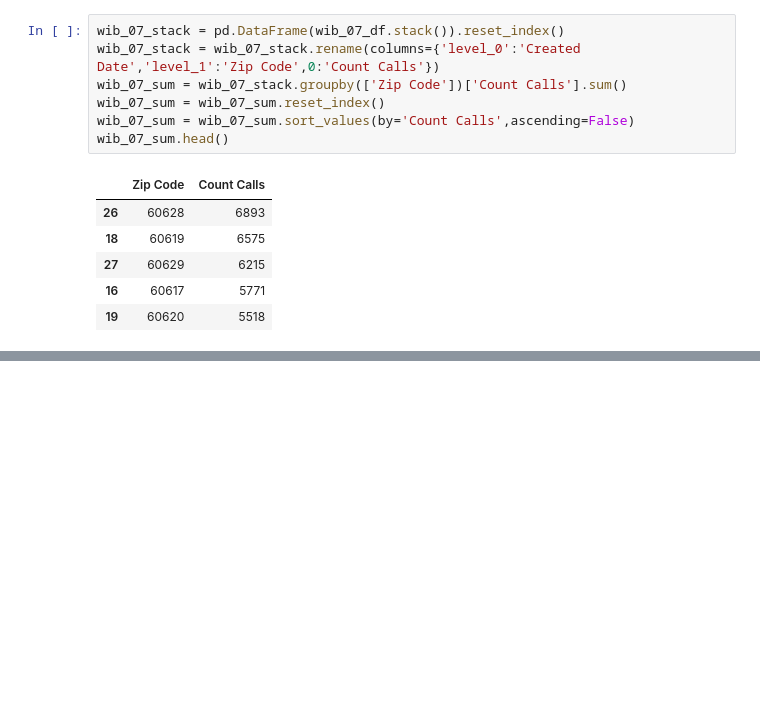
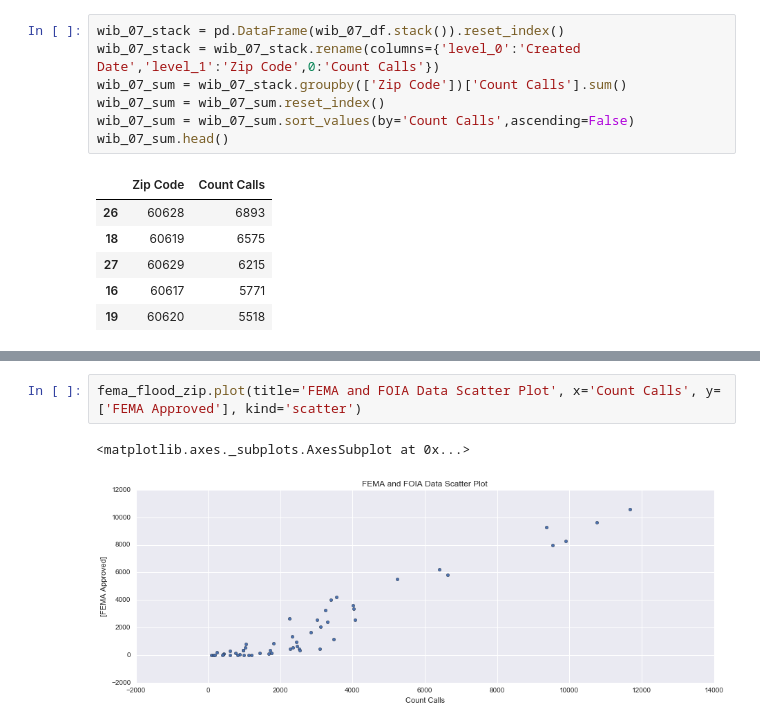
Before and after one commit to NORCatUofC/rain, a Jupyter notebook: flooding/FEMA and 311 Calls by Zip.ipynb, the cells around one changed output, grey strips where cells are left out. Cells and saved outputs as stored; diff of their text form; blank space fills up the shorter version.

```diff
--- a/flooding/FEMA and 311 Calls by Zip.ipynb
+++ b/flooding/FEMA and 311 Calls by Zip.ipynb
@@ -203,0 +209,5 @@ fema_flood_zip.plot(title='FEMA and FOIA Data since 2007', x='Zip Code', y=['FEM
+# %%
+fema_flood_zip.plot(title='FEMA and FOIA Data Scatter Plot', x='Count Calls', y=['FEMA Approved'], kind='scatter')
+# %% [output]
+<matplotlib.axes._subplots.AxesSubplot at 0x...>
+[figure, added]
```
Also changed, not shown: parts of 5 cells of this notebook.
